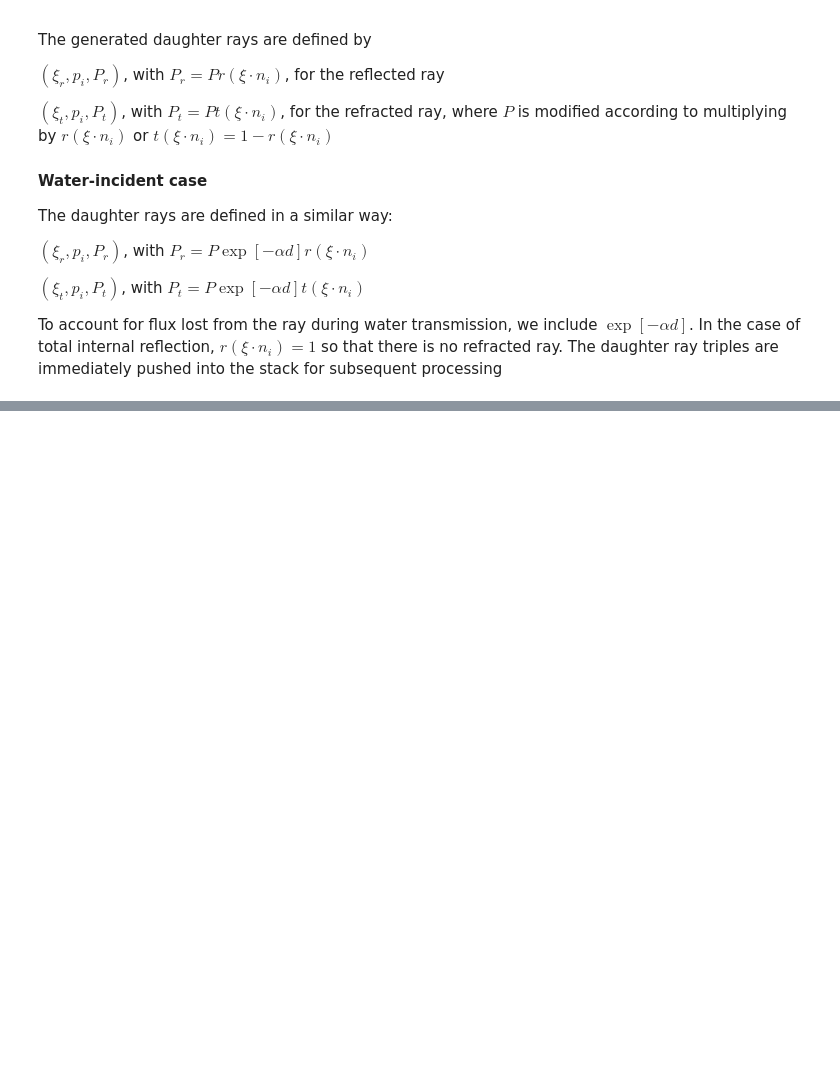
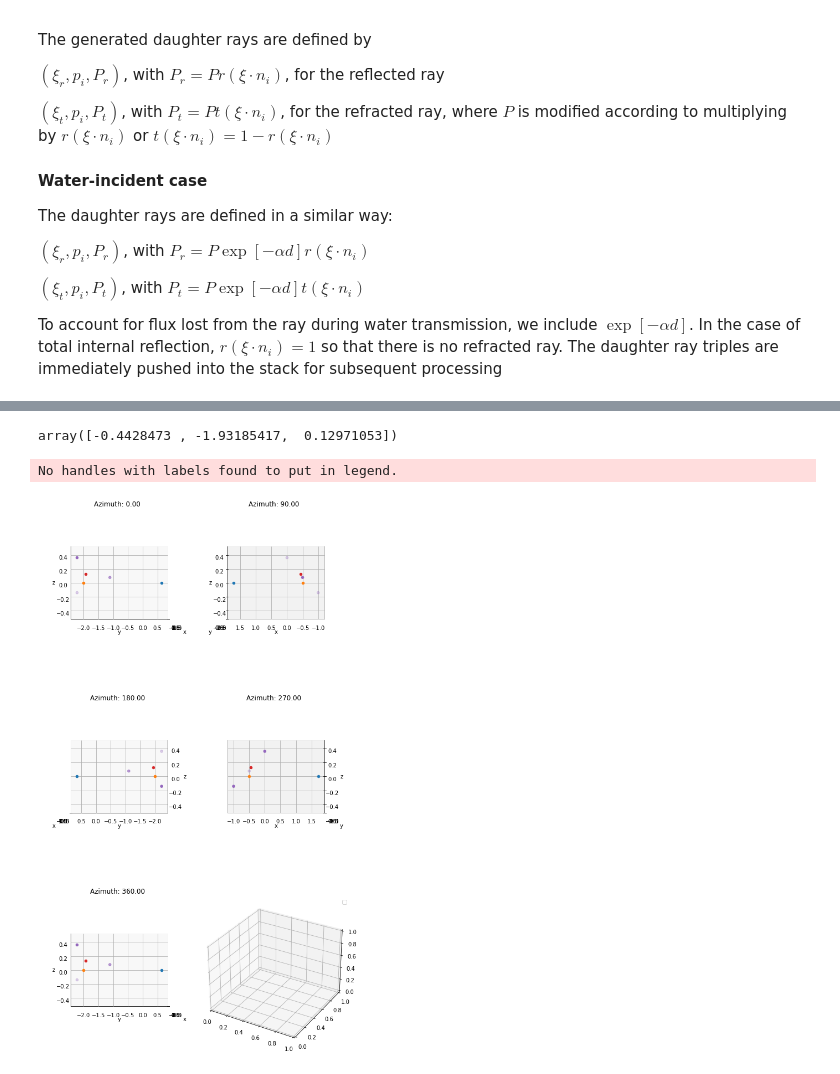
Before and after one commit to pakhuiying/wave_simulation, a Jupyter notebook: Cox_Munk_wave.ipynb, the cells around one changed output, grey strips where cells are left out. Saved outputs shown, nothing was run; the diff lists cells and outputs as text; code cells hidden in the pictures; blank space fills up the shorter version.

```diff
--- a/Cox_Munk_wave.ipynb
+++ b/Cox_Munk_wave.ipynb
@@ -124,6 +124,7 @@ p_prime = p_h + np.array([0,0,np.linalg.norm(p_h)*np.tan(rtc.solar_altitude/180*
 
 t = np.array([-0.5,-2,0]) # target point
 xi_prime = t - p_prime
+xi_prime = xi_prime/np.linalg.norm(xi_prime)
 xi_h = t - p_h
 xi_h = xi_h/np.linalg.norm(xi_h)
 # %% [output]
@@ -131,7 +132,7 @@ xi_h = xi_h/np.linalg.norm(xi_h)
 [1.71272606 0.63833665 0.        ]
 # %%
 # initialise raytracing class
-RT = rt.RayTracing(p_h,p_prime,xi_h,xi_prime,t,HD)
+RT = rt.RayTracing(p_prime,xi_prime,HD)
 # %%
 # Assign attributes to class
 # attributes_to_add = {'p_h':p_h, 'xi_h':xi_h, 'p_prime':p_prime, 'xi_prime':xi_prime,'n_dist':n_dist}
@@ -858,0 +866,50 @@ To account for flux lost from the ray during water transmission, we include $\ex
+# %%
+intercepted_facets[0].target
+# %% [output]
+array([-0.4428473 , -1.93185417,  0.12971053])
+# %%
+views = [(0 ,i) for i in np.arange(0,360+90,step=90)]
+fig, axes = plt.subplots(ceil(len(views)/2),2,subplot_kw={'projection': '3d'},figsize=(8,15))
+for angles,ax in zip(views, axes.flatten()):
+    ax.set_xlabel('x')
+    ax.set_ylabel('y')
+    ax.set_zlabel('z')
+    ax.set_zlim(-0.5,0.5)
+    ax.set_proj_type('ortho')
+    ax.view_init(elev=angles[0], azim=angles[1])
+    ax.set_title('Azimuth: {:.2f}'.format(angles[1]))
+    ax.scatter(p_h[0],p_h[1],p_h[2],label='p_h')
+    ax.scatter(t[0],t[1],t[2],label='target')
+    ax.scatter(p_prime[0],p_prime[1],p_prime[2],label='p_prime')
+    # ax.scatter([t.coord[0] for t in ordered_TIPs],[t.coord[1] for t in ordered_TIPs],zs=0,label="s_k",c='k')
+    # ax.arrow3D(p_prime[0],p_prime[1],p_prime[2],
+    #     dx = t[0] - p_prime[0],
+    #     dy = t[1] - p_prime[1],
+    #     dz = t[2] - p_prime[2],mutation_scale=20,fc = 'red')
+    # ax.arrow3D(t[0], t[1],t[2],
+    #     dx = DR.xi_r[0] - t[0],
+    #     dy = DR.xi_r[1] - t[1],
+    #     dz = DR.xi_r[2] - t[2],mutation_scale=20,fc = 'green')
+    # ax.arrow3D(t[0], t[1],t[2],
+    #     dx = DR.xi_t[0] - t[0],
+    #     dy = DR.xi_t[1] - t[1],
+    #     dz = DR.xi_t[2] - t[2],mutation_scale=20,fc = 'blue')
+    # ax.arrow3D(t[0], t[1],t[2],
+    #     dx = t[0] - intercepted_facets[0].norm[0],
+    #     dy = t[1] - intercepted_facets[0].norm[1],
+    #     dz = t[2] - intercepted_facets[0].norm[2],mutation_scale=20,fc = 'orange') #normal
+    # ax.scatter([t.coord[0] for t in ordered_TIPs],[t.coord[1] for t in ordered_TIPs],0,marker=".", label="s_k")
+
+    ax.scatter(intercepted_facets[0].target[0],intercepted_facets[0].target[1],intercepted_facets[0].target[2],'ro')
+    for v in intercepted_facets:
+        # ax.plot_surface(np.array([[i[0] for i in v.nodes]]),
+        # np.array([[i[1] for i in v.nodes]]),
+        # np.array([[i[2] for i in v.nodes]]),alpha=0.5)
+        ax.scatter([i[0] for i in v.nodes],[i[1] for i in v.nodes],[i[2] for i in v.nodes],'ro',label="intercepted facet")
+
+plt.tight_layout()
+plt.legend()
+plt.show()
+# %% [output]
+No handles with labels found to put in legend.
+[figure, added]
```
Also changed, not shown: parts of 3 cells of this notebook, 1 other file.
